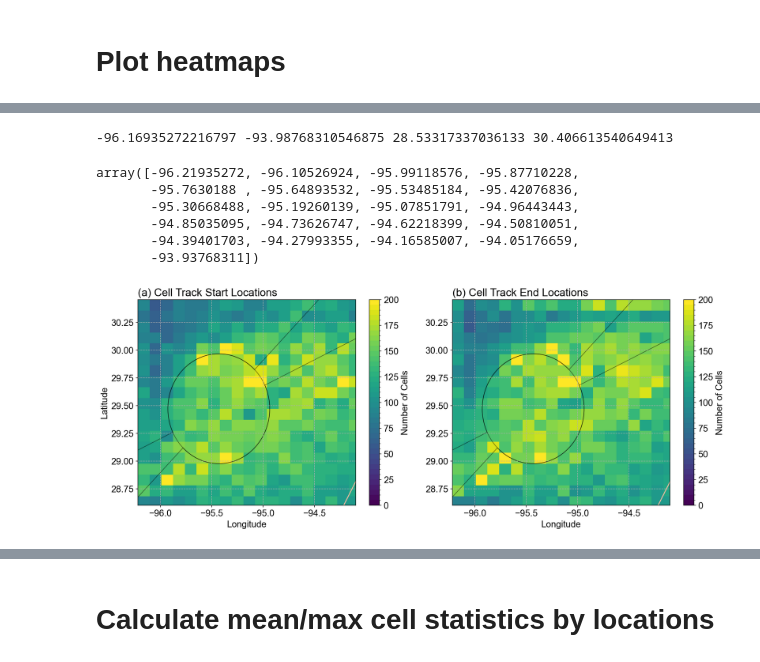
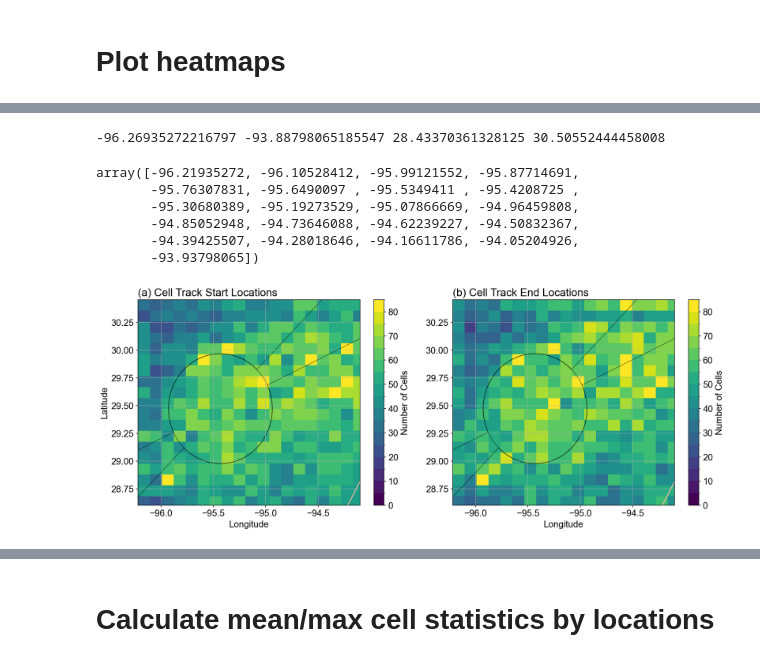
Before and after one commit to oluwafemiomitusa/Geospatial-Analysis, a Jupyter notebook: Second_part/Jupyter Notebooks/New/histogram_plots.ipynb, the cells around one changed output, grey strips where cells are left out. Saved outputs shown, nothing was run; the diff lists cells and outputs as text; code cells hidden in the pictures.

```diff
--- a/Second_part/Jupyter Notebooks/New/histogram_plots.ipynb
+++ b/Second_part/Jupyter Notebooks/New/histogram_plots.ipynb
@@ -143,17 +143,18 @@ mpl.rcParams['font.family'] = 'Arial'
 fig, ax1 = plt.subplots(figsize=(8,5), dpi=150)
 
 # Plotting for cell track start times on the first y-axis
-line1, = ax1.plot(hour_bin[:-1], hist_starthour_LT, label='Start tracks', color='b')
+line1, = ax1.plot(hour_bin[:-1], hist_starthour_LT, label='Start Tracks', color='b')
 ax1.set_xlabel('Local Time (hour)')
 ax1.set_ylabel('Number of Start Tracks', color='b')
 ax1.tick_params(axis='y', labelcolor='b')
-#ax1.set_xticks(np.arange(1,24.1,3))
+#ax1.set_xlim(left=0.7)
+ax1.set_xticks(np.arange(0,24.1,3))
 ax1.grid(ls='--')
 ax1.set_title('Cell Track Start and End Times', loc='left')
 
 # Setting up the second y-axis for cell track end times
 ax2 = ax1.twinx()
-line2, = ax2.plot(hour_bin[:-1], hist_endhour_LT, label='End tracks', color='r')
+line2, = ax2.plot(hour_bin[:-1], hist_endhour_LT, label='End Tracks', color='r')
 ax2.set_ylabel('Number of End Tracks', color='r')
 #ax2.set_xticks(np.arange(,24.1,3))
 ax2.tick_params(axis='y', labelcolor='r')
@@ -283,7 +284,7 @@ def plot_2heatmaps(dataarr, lonarr, latarr, topoZ, topoLon, topoLat, levels, cma
 
     return fig
 # %%
-city_center = (-95.43207102398061, 29.4719)
+# city_center = (-95.43207102398061, 29.4719)
 # %%
 import matplotlib.pyplot as plt
 import numpy as np
@@ -344,5 +349,5 @@ def plot_2heatmaps(dataarr, lonarr, latarr, topoZ, topoLon, topoLat, levels, cma
 # %%
-buffer = -0.05
+buffer = 0.05
 minlon, maxlon = np.nanmin([start_lon.values, end_lon])-buffer, np.nanmax([start_lon.values, end_lon])+buffer
 minlat, maxlat = np.nanmin([start_lat.values, end_lat])-buffer, np.nanmax([start_lat.values, end_lat])+buffer
 print(minlon, maxlon, minlat, maxlat)
@@ -356,7 +361,7 @@ hist2d_endloc, xbins, ybins = np.histogram2d(end_lon, end_lat, bins=bins, range=
 hist2d_startloc = hist2d_startloc.transpose()
 hist2d_endloc = hist2d_endloc.transpose()
 # %% [output]
--96.16935272216797 -93.98768310546875 28.53317337036133 30.406613540649413
+-96.26935272216797 -93.88798065185547 28.43370361328125 30.50552444458008
 # %%
 hist2d_startloc_nonsplit, xbins, ybins = np.histogram2d(start_lon.values[nonsplit_in], start_lat.values[nonsplit_in], bins=bins, range=ranges)
 hist2d_endloc_nonmerge, xbins, ybins = np.histogram2d(end_lon[nonmerge_in], end_lat[nonmerge_in], bins=bins, range=ranges)
@@ -382,23 +387,23 @@ hist2d_endloc_wSDC = hist2d_endloc_wSDC.transpose()
 # %%
 xbins
 # %% [output]
-array([-96.21935272, -96.10526924, -95.99118576, -95.87710228,
-       -95.7630188 , -95.64893532, -95.53485184, -95.42076836,
-       -95.30668488, -95.19260139, -95.07851791, -94.96443443,
-       -94.85035095, -94.73626747, -94.62218399, -94.50810051,
-       -94.39401703, -94.27993355, -94.16585007, -94.05176659,
-       -93.93768311])
+array([-96.21935272, -96.10528412, -95.99121552, -95.87714691,
+       -95.76307831, -95.6490097 , -95.5349411 , -95.4208725 ,
+       -95.30680389, -95.19273529, -95.07866669, -94.96459808,
+       -94.85052948, -94.73646088, -94.62239227, -94.50832367,
+       -94.39425507, -94.28018646, -94.16611786, -94.05204926,
+       -93.93798065])
 # %%
 dataarr = [hist2d_startloc, hist2d_endloc]
-levels = [np.arange(0, 200.1, 5), np.arange(0, 200.1, 5)]
+levels = [np.arange(0, 85.1, 5), np.arange(0, 85.1, 5)]
 cmap = ['viridis', 'viridis']
 cmap_topo = 'Reds'
 titles = ['(a) Cell Track Start Locations', '(b) Cell Track End Locations']
 cblabels = ['Number of Cells', 'Number of Cells']
 figname = f'celltrack_startend_loc_0.1.png'
 fig = plot_2heatmaps(dataarr, xbins, ybins, topoZ, topoLon, topoLat, levels, cmap, cmap_topo, city_center, urban_radius, cblabels, titles, figname)
 # %% [output]
-[figure, old version]
+[figure, new version]
 # %%
 plt.figure(figsize=(8, 5))
 plt.plot(maxdbz, eth20, marker='o', linestyle='-', color='blue')
```
Also changed, not shown: parts of 19 cells of this notebook.
